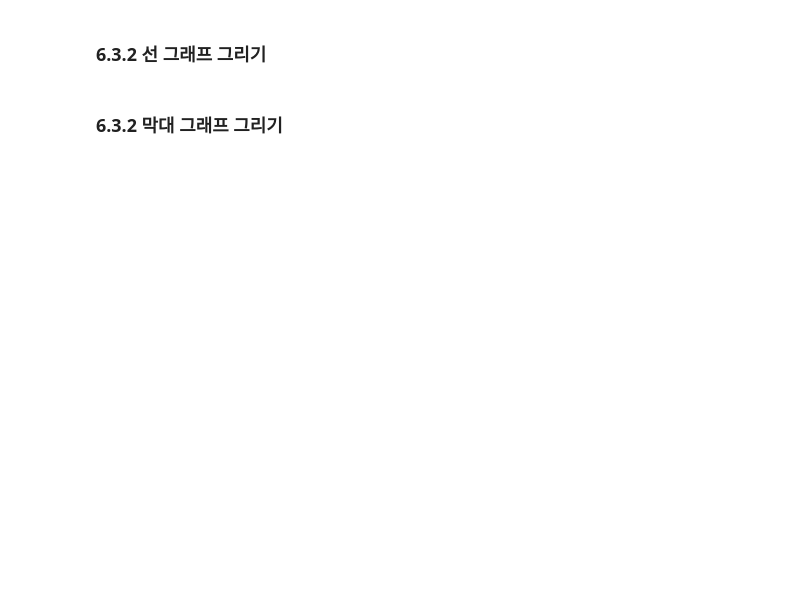
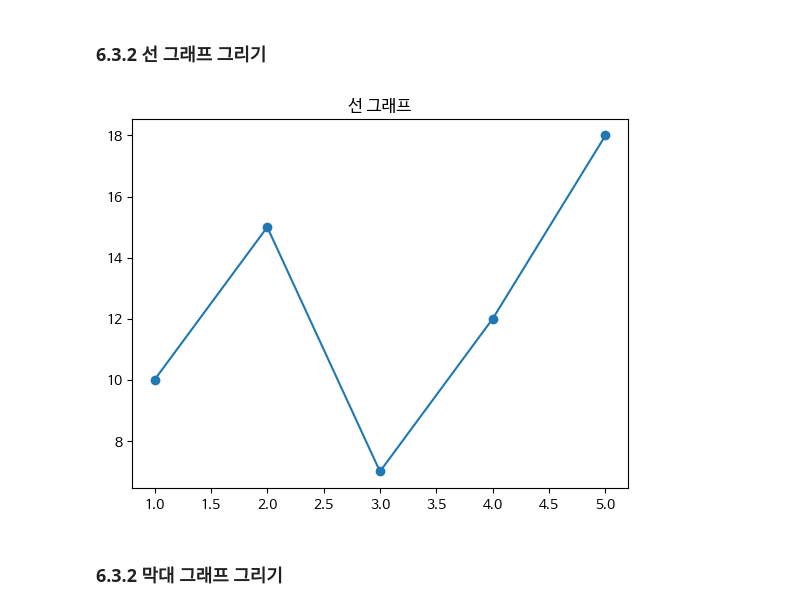
Before and after one commit to Taeichang/DataAnalysis, a Jupyter notebook: 오픈소스_데이터_분석_10강.ipynb, the cells around one changed output. Drawn from its saved outputs; the diff is of its cells as text; code cells hidden in the pictures; blank space fills up the shorter version.

```diff
--- a/오픈소스_데이터_분석_10강.ipynb
+++ b/오픈소스_데이터_분석_10강.ipynb
@@ -78,16 +106,18 @@ print(df)
 # %%
 import matplotlib.pyplot as plt
 
 # 데이터 정의
 x = [1, 2, 3, 4, 5]
 y = [10, 15, 7, 12, 18]
 
 # 선 그래프 그리기
-plt.plot(x, y)
+plt.plot(x, y, marker ='o')
 
 # 제목 설정
 plt.title('선 그래프')
 plt.show()
+# %% [output]
+[figure, added]
 # %% [markdown]
 ### 6.3.2 막대 그래프 그리기
 # %%
```
Also changed, not shown: parts of 27 cells of this notebook.
